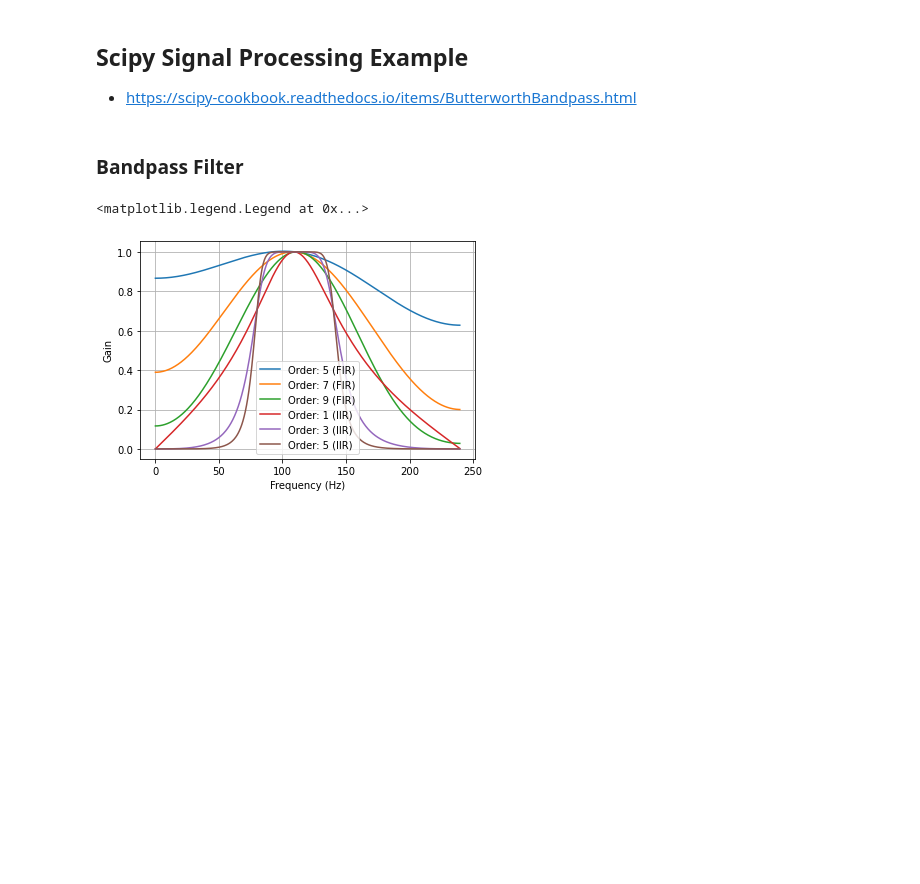
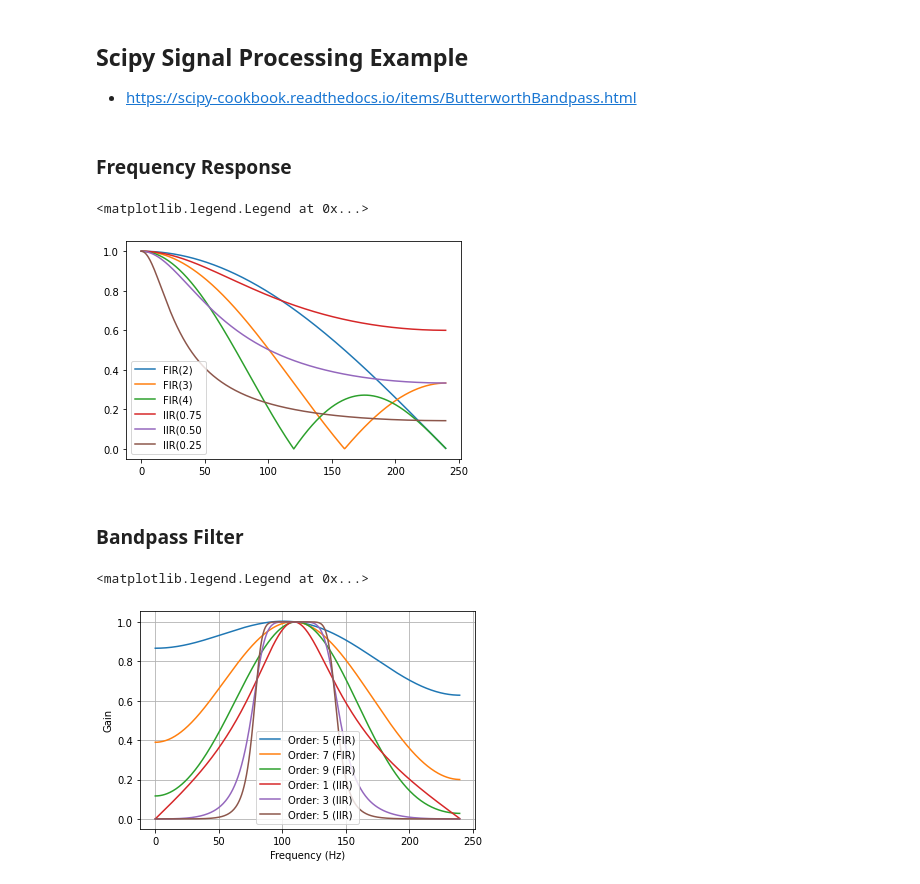
Before and after one commit to wayne0git/python_basics, a Jupyter notebook: scipy/scipy_signal_process_example.ipynb, the cells around one changed output. Drawn from its saved outputs; the diff is of its cells as text; code cells hidden in the pictures; blank space fills up the shorter version.

Commit message:
Add basic FIR/IIR frequency response

```diff
--- a/scipy/scipy_signal_process_example.ipynb
+++ b/scipy/scipy_signal_process_example.ipynb
@@ -9,3 +17,23 @@ from scipy.signal import freqz, butter, firwin, lfilter
+# %% [markdown]
+### Frequency Response
+# %%
+# FIR Filter
+for flen in [2, 3, 4]:
+    b_fir = np.ones((flen, )) / flen
+    w_fir, h_fir = freqz(b_fir)
+    plt.plot(F_S / (2 * np.pi) * w_fir, abs(h_fir), label='FIR(%d)' % flen)
+
+
+# IIR Filter
+for iir_str in [0.75, 0.5, 0.25]:
+    a_iir = [1, -(1 - iir_str)]
+    b_iir = [iir_str]
+    w_iir, h_iir = freqz(b_iir, a_iir)
+    plt.plot(F_S / (2 * np.pi) * w_iir, abs(h_iir), label='IIR(%.2f' % iir_str)
+plt.legend()
+# %% [output]
+<matplotlib.legend.Legend at 0x...>
+[figure, added]
 # %% [markdown]
 ### Bandpass Filter
 # %%
```
Also changed, not shown: parts of 2 cells of this notebook.
